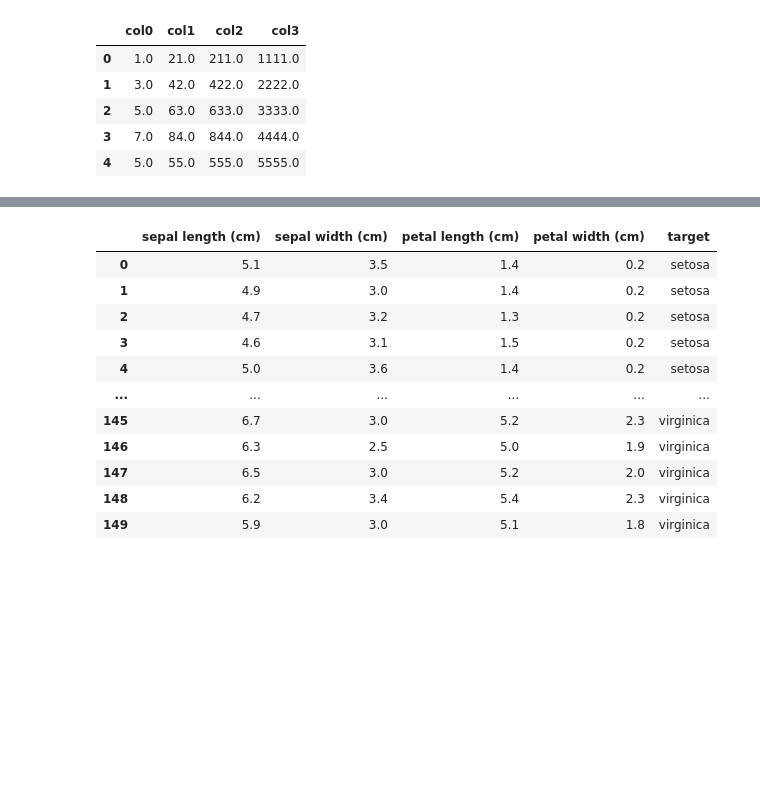
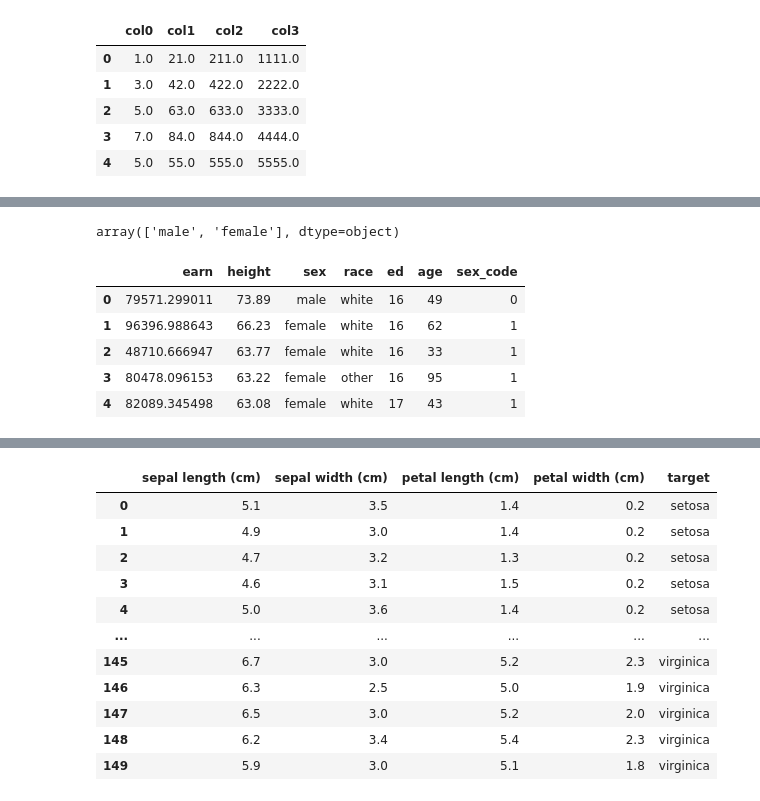
Before and after one commit to pythonstrup/TIL, a Jupyter notebook: Data-Science/03 Pandas.ipynb, the cells around one changed output, grey strips where cells are left out. Cells and saved outputs as stored; diff of their text form; code cells hidden in the pictures; blank space fills up the shorter version.

```diff
--- a/Data-Science/03 Pandas.ipynb
+++ b/Data-Science/03 Pandas.ipynb
@@ -208,0 +673,9 @@ ADF.add(BDF, fill_value=0)
+# %%
+import wget  # url에서 파일을 다운로드 받게 도와주는 라이브러리
+import pandas as pd
+
+url = "https://raw.githubusercontent.com/rstudio/Intro/master/data/wages.csv"
+file_name = wget.download(url)
+df = pd.read_csv(file_name)
+
+df.head()
@@ -208,0 +690,15 @@ ADF.add(BDF, fill_value=0)
+# %%
+df.sex.unique()
+# %% [output]
+array(['male', 'female'], dtype=object)
+# %%
+# 새로운 컬럼 생성
+df["sex_code"] = df.sex.map({"male": 0, "female": 1})
+df.head(5)
+# %% [output]
+|  | earn | height | sex | race | ed | age | sex_code |
+| 0 | 79571.299011 | 73.89 | male | white | 16 | 49 | 0 |
+| 1 | 96396.988643 | 66.23 | female | white | 16 | 62 | 1 |
+| 2 | 48710.666947 | 63.77 | female | white | 16 | 33 | 1 |
+| 3 | 80478.096153 | 63.22 | female | other | 16 | 95 | 1 |
+| 4 | 82089.345498 | 63.08 | female | white | 17 | 43 | 1 |
```
Also changed, not shown: parts of 76 cells of this notebook.
